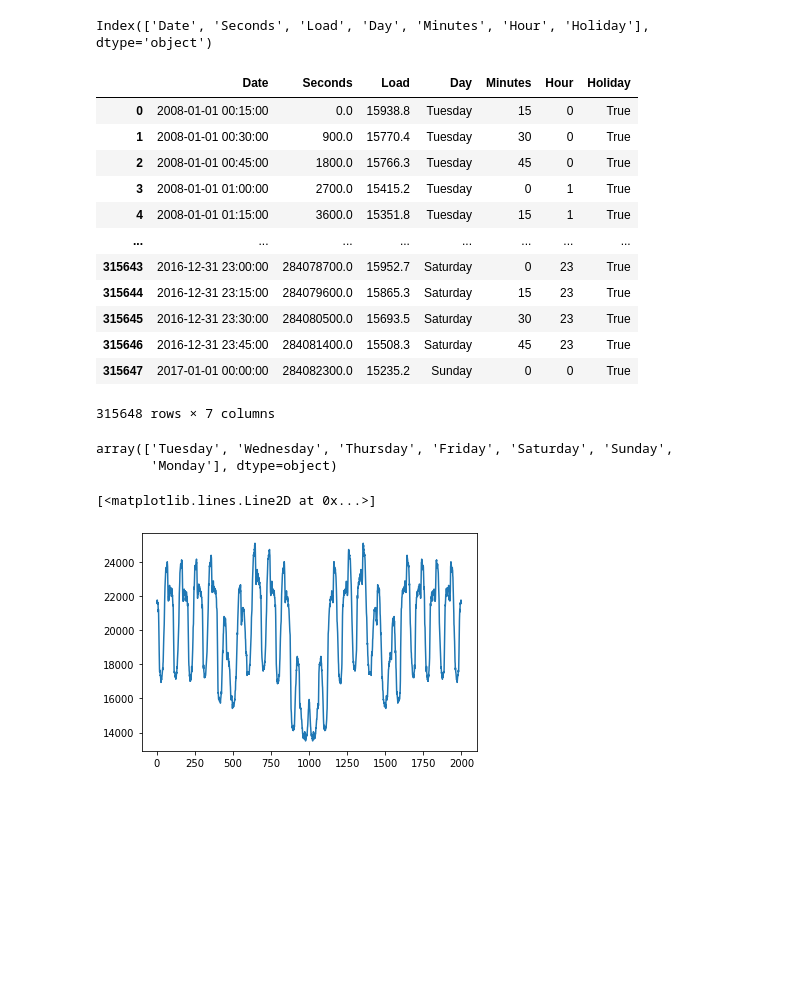
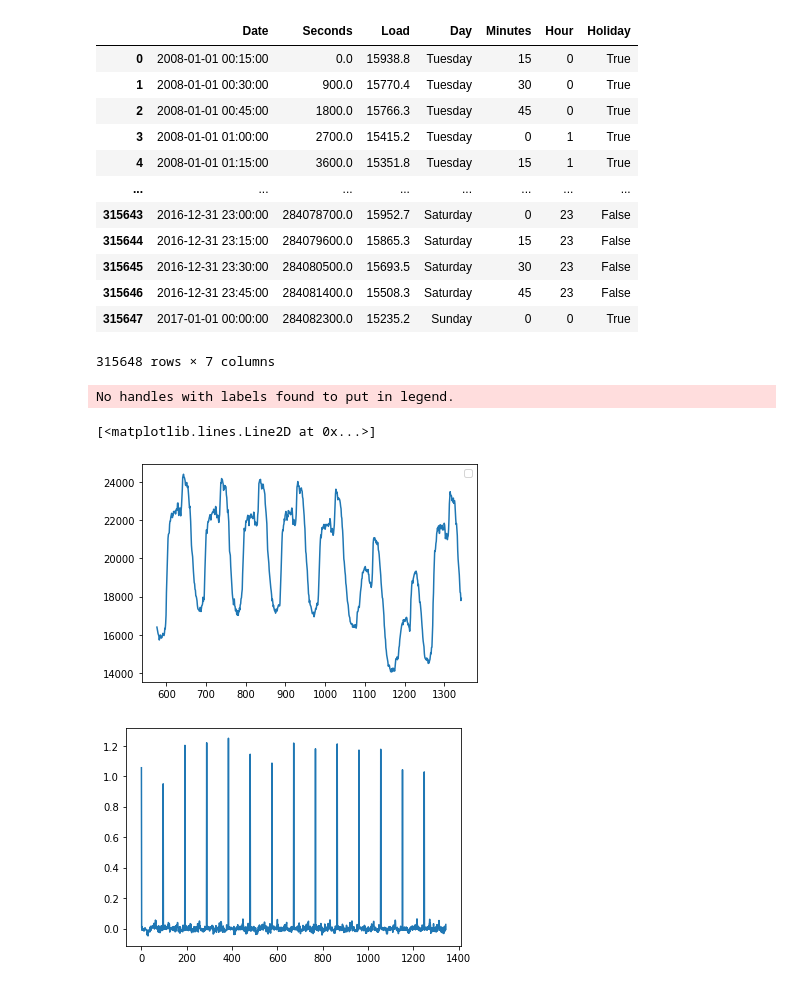
Before and after one commit to Nuelam9/Report-2, a Jupyter notebook: src/fuorier - week-prova.ipynb, the cells around one changed output. Drawn from its saved outputs; the diff is of its cells as text; code cells hidden in the pictures; blank space fills up the shorter version.

```diff
--- a/src/fuorier - week-prova.ipynb
+++ b/src/fuorier - week-prova.ipynb
@@ -45,40 +20,48 @@ Electric = Electric[['Date', 'Seconds', 'Load']]
 Electric['Day'] = Electric['Date'].dt.day_name()
 Electric['Minutes'] = Electric['Date'].dt.minute
 Electric['Hour'] = Electric['Date'].dt.hour
+
+poland_holidays = holidays.CountryHoliday('Poland')
 Electric['Holiday'] = Electric.Date.apply(lambda x: x in poland_holidays)
 Electric.loc[Electric.Day.isin(['Sunday']) ,'Holiday'] = True
-# %% [output]
-Index(['Date', 'Seconds', 'Load', 'Day', 'Minutes', 'Hour', 'Holiday'], dtype='object')
 # %%
-Electric.loc[Electric.Day == 'Saturday', 'Holiday'] = True
+#Electric.loc[Electric.Day == 'Saturday', 'Holiday'] = True
 
 Electric
 # %% [output]
 |  | Date | Seconds | Load | Day | Minutes | Hour | Holiday |
 | 0 | 2008-01-01 00:15:00 | 0.0 | 15938.8 | Tuesday | 15 | 0 | True |
 | 1 | 2008-01-01 00:30:00 | 900.0 | 15770.4 | Tuesday | 30 | 0 | True |
 | 2 | 2008-01-01 00:45:00 | 1800.0 | 15766.3 | Tuesday | 45 | 0 | True |
 | 3 | 2008-01-01 01:00:00 | 2700.0 | 15415.2 | Tuesday | 0 | 1 | True |
 | 4 | 2008-01-01 01:15:00 | 3600.0 | 15351.8 | Tuesday | 15 | 1 | True |
 | ... | ... | ... | ... | ... | ... | ... | ... |
-| 315643 | 2016-12-31 23:00:00 | 284078700.0 | 15952.7 | Saturday | 0 | 23 | True |
-| 315644 | 2016-12-31 23:15:00 | 284079600.0 | 15865.3 | Saturday | 15 | 23 | True |
-| 315645 | 2016-12-31 23:30:00 | 284080500.0 | 15693.5 | Saturday | 30 | 23 | True |
-| 315646 | 2016-12-31 23:45:00 | 284081400.0 | 15508.3 | Saturday | 45 | 23 | True |
+| 315643 | 2016-12-31 23:00:00 | 284078700.0 | 15952.7 | Saturday | 0 | 23 | False |
+| 315644 | 2016-12-31 23:15:00 | 284079600.0 | 15865.3 | Saturday | 15 | 23 | False |
+| 315645 | 2016-12-31 23:30:00 | 284080500.0 | 15693.5 | Saturday | 30 | 23 | False |
+| 315646 | 2016-12-31 23:45:00 | 284081400.0 | 15508.3 | Saturday | 45 | 23 | False |
 | 315647 | 2017-01-01 00:00:00 | 284082300.0 | 15235.2 | Sunday | 0 | 0 | True |
 315648 rows × 7 columns
-# %%
-Electric.Day.unique()
-# %% [output]
-array(['Tuesday', 'Wednesday', 'Thursday', 'Friday', 'Saturday', 'Sunday',
-       'Monday'], dtype=object)
+# %%
+# Sottrarre solo la parte angolare del fit lineare ha come effetto di
+# scorrelare (non completamente) le 3 distribuzioni visibili nel'istogramma
+# per la deconvoluzione
+
+m, q = np.polyfit(x=Electric.index, y=Electric.Load, deg=1)
+load_lin = m * Electric.index
+
+Electric['Load_detrend'] = Electric.Load - load_lin
+
+#plt.plot(Electric.Load - load_lin, label='load detrended')
+#plt.plot(load_lin - q, label='lin (without q)')
+plt.legend()
+
+plt.plot(Electric.Load[96*7-96:96*14])
+# %% [output]
+No handles with labels found to put in legend.
+[<matplotlib.lines.Line2D at 0x...>]
+[figure, added]
 # %%
 cutting_day = '2014-12-30'
 train_set = Electric[Electric.Date <= pd.to_datetime(cutting_day, format='%Y-%m-%d')]
 test_set = Electric[Electric.Date >= pd.to_datetime(cutting_day, format='%Y-%m-%d')]
-# %%
-plt.plot(np.concatenate([Electric.Load.values[:1000][::-1], Electric.Load.values[:1000]]))
-#plt.xlim(900,1000)
-# %% [output]
-[<matplotlib.lines.Line2D at 0x...>]
-[figure, removed]
@@ -116 +98,5 @@ psf_festivities_q2 = psfs_festivities[:, 2].copy()
+# %%
+deconv, psf = psf_forecasting(Electric, 'Load_detrend')
+# %% [output]
+[figure, added]
 # %%
```
Also changed, not shown: parts of 23 cells of this notebook.
